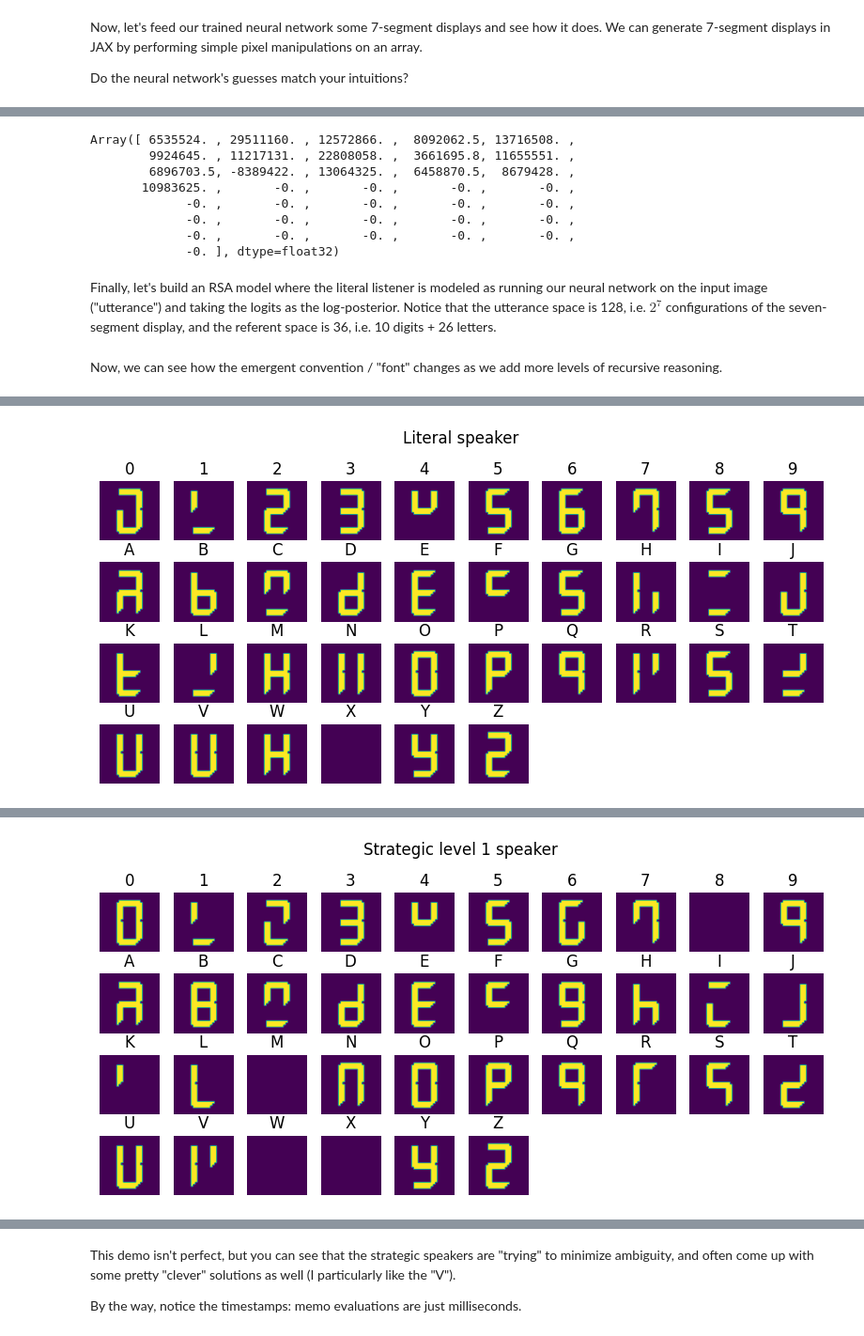
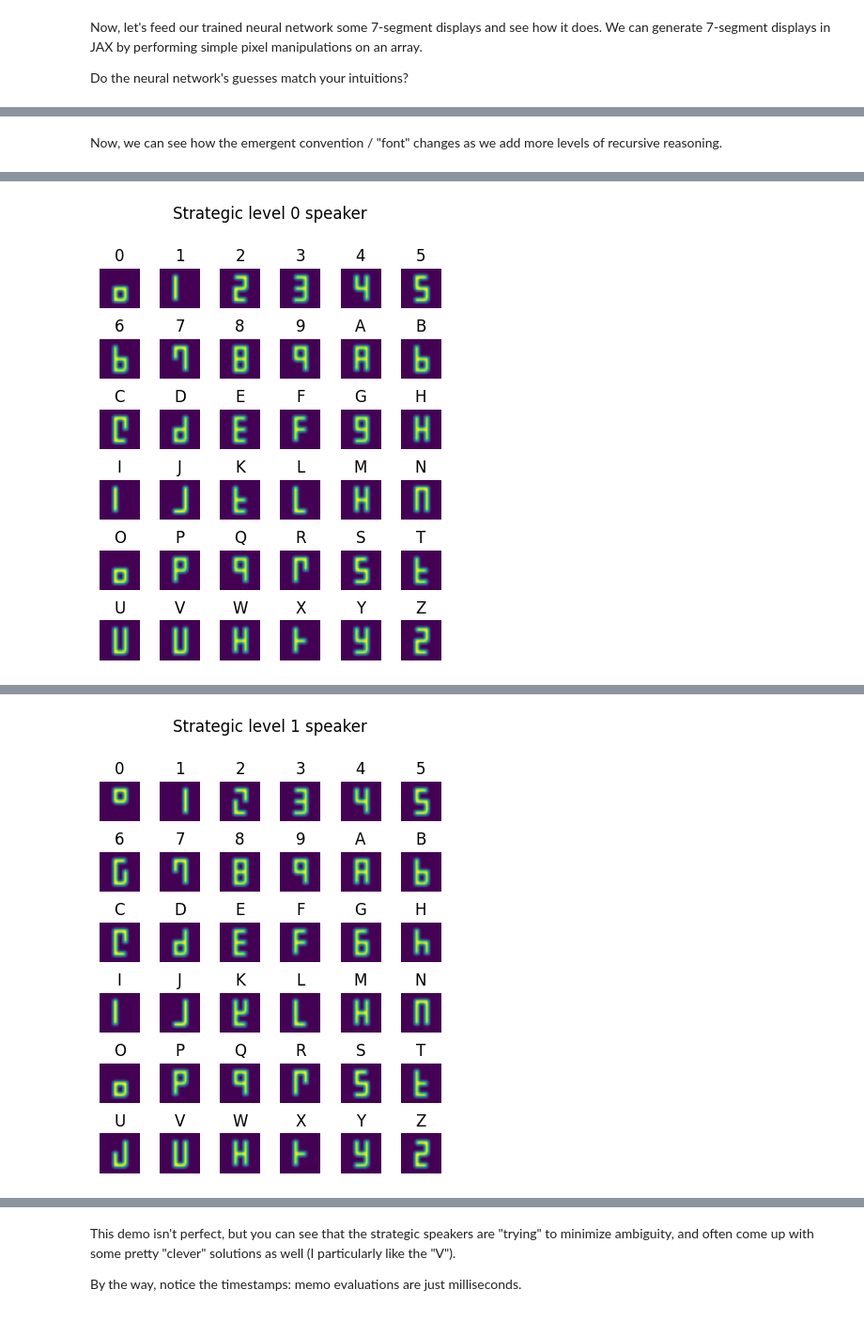
Before and after one commit to kach/memo, a Jupyter notebook: demo/demo-7segment.ipynb, the cells around one changed output, grey strips where cells are left out. Shown at 94% size. Saved outputs shown, nothing was run; the diff lists cells and outputs as text; code cells hidden in the pictures.

```diff
--- a/demo/demo-7segment.ipynb
+++ b/demo/demo-7segment.ipynb
@@ -339,14 +350,7 @@ KeyboardInterrupt:
 Now, let's feed our trained neural network some 7-segment displays and see how it does. We can generate 7-segment displays in JAX by performing simple pixel manipulations on an array.
 
 Do the neural network's guesses match your intuitions?
-# %%
-empty_state = train_state.TrainState.create(
-    apply_fn=cnn.apply,
-    params=jax.tree_util.tree_map(np.zeros_like, variables['params']),  # values of the tree leaf doesn't matter
-    tx=tx,
-)
-restore_args = orbax_utils.restore_args_from_target({"state": empty_state})
-state = orbax.checkpoint.PyTreeCheckpointer().restore(os.path.abspath('./7-aux/resnetweights40'), {"state": empty_state}, restore_args)
-state = state["state"]
+# %%
+U_reduced = jnp.array([27, 40, 42, 43, 44, 45, 46, 47, 53, 55, 57, 59, 61, 62, 63, 79, 80, 81, 84, 87, 89, 90, 91, 94, 95, 102, 106, 109, 110, 111, 116, 117, 118, 119, 121, 122, 123, 124, 125, 127])
 # %%
 mask = jnp.zeros(36)
@@ -405,16 +429,3 @@ plt.tight_layout()
-# %%
-predict(state, img)
-# %% [output]
-Array([ 6535524. , 29511160. , 12572866. ,  8092062.5, 13716508. ,
-        9924645. , 11217131. , 22808058. ,  3661695.8, 11655551. ,
-        6896703.5, -8389422. , 13064325. ,  6458870.5,  8679428. ,
-       10983625. ,       -0. ,       -0. ,       -0. ,       -0. ,
-             -0. ,       -0. ,       -0. ,       -0. ,       -0. ,
-             -0. ,       -0. ,       -0. ,       -0. ,       -0. ,
-             -0. ,       -0. ,       -0. ,       -0. ,       -0. ,
-             -0. ], dtype=float32)
-# %% [markdown]
-Finally, let's build an RSA model where the literal listener is modeled as running our neural network on the input image ("utterance") and taking the logits as the log-posterior. Notice that the utterance space is 128, i.e. $2^7$ configurations of the seven-segment display, and the referent space is 36, i.e. 10 digits + 26 letters.
 # %%
 from memo import memo
 
@@ -455,18 +478,26 @@ def listener[u: U, r: R](beta, t):
 Now, we can see how the emergent convention / "font" changes as we add more levels of recursive reasoning.
 # %%
 for t in range(4):
-    plt.figure(figsize=(8, 4))
-    if t == 0:
-        %time S = literal_speaker()
-        plt.suptitle('Literal speaker')
-    else:
-        %time S = speaker(10.0, t - 1)
-        plt.suptitle(f'Strategic level {t} speaker')
-    for i in range(36):
-        plt.subplot(4, 10, i + 1)
-        plt.imshow(make_7seg(jnp.argmax(S[:, i])))
-        plt.axis('off')
-        plt.title(chars[i])
+    # plt.figure(figsize=(4, 16))
+    plt.figure(figsize=(4, 5))
+    plt.gcf().subplots_adjust(top=0.8)
+    %time S = speaker(2.0, t)
+    plt.suptitle(f'Strategic level {t} speaker', y=1.0)
+    for i in range(len(R_display)):
+        plt.subplot(6, 6, i+1)
+        plt.imshow(make_7seg(U_reduced[jnp.argmax(S[:, i])]))
+        plt.title(chars[R_display[i]])
+        plt.axis("off")
+    # for i in range(16):
+    #     # plt.subplot(6, 6, i + 1)
+    #     for j, disp in enumerate(reversed(jnp.argsort(S[:, i])[-3:])):
+    #         plt.subplot(16, 3, i*3 + j + 1)
+    #         plt.imshow(make_7seg(disp))
+    #         if j == 0:
+    #             plt.title(chars[i], x=-0.2, y=0.4)
+    #     # plt.imshow(make_7seg(jnp.argmax(S[:, i])))
+    #         plt.axis('off')
+    #     plt.axis("off")
     plt.tight_layout()
     plt.show()
 # %% [output]
@@ -475 +506 @@ Wall time: 246 ms
-[figure, old version]
+[figure, new version]
@@ -478 +509 @@ Wall time: 238 ms
-[figure, old version]
+[figure, new version]
```
Also changed, not shown: parts of 20 cells of this notebook.
